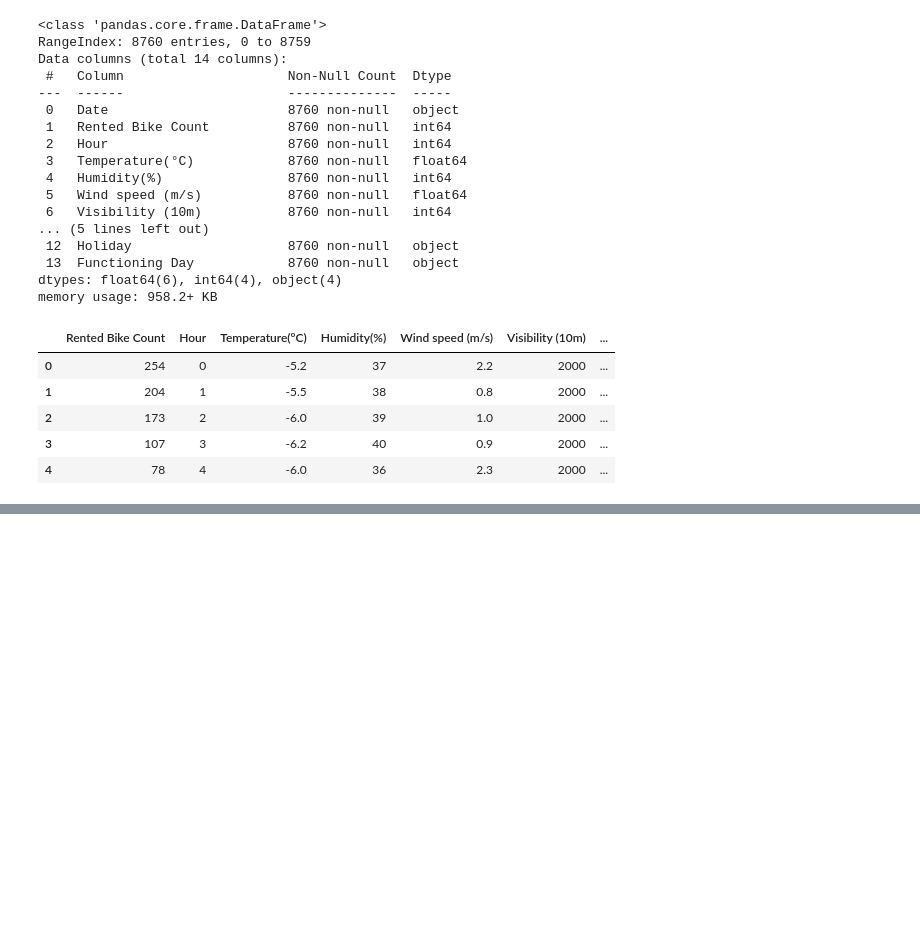
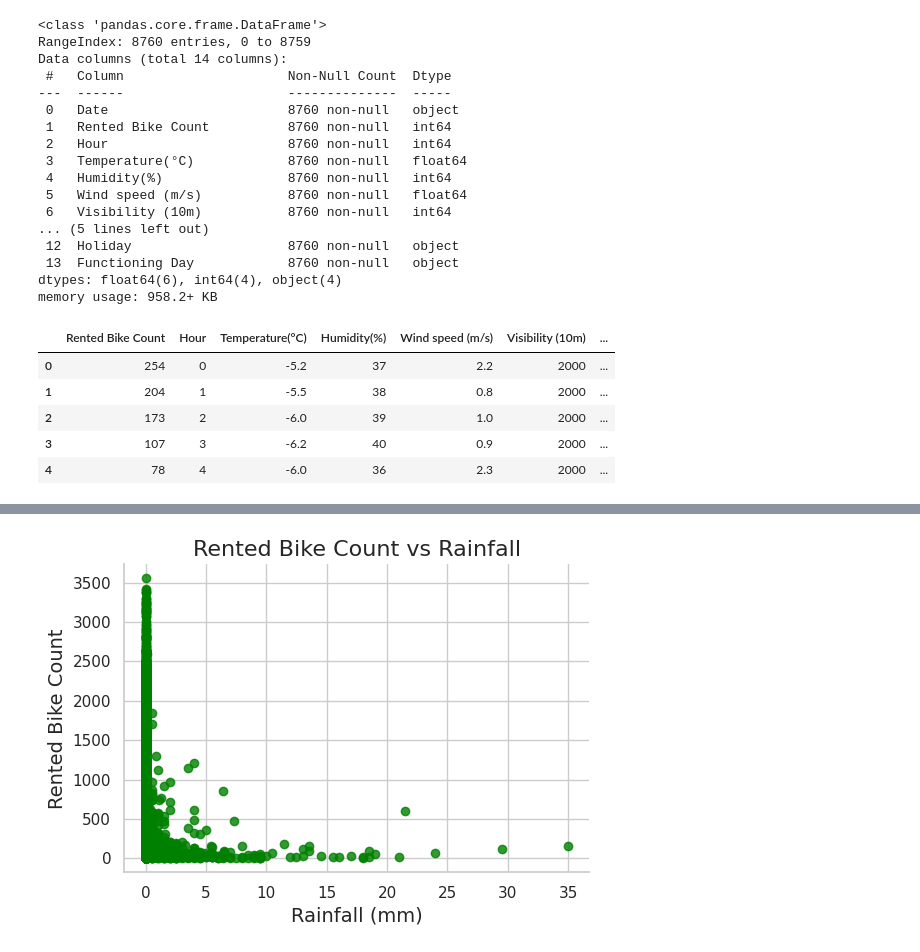
Before and after one commit to Jayesh-Ah/ME228-DS-ML, a Jupyter notebook: ME228_Project.ipynb, the cells around one changed output, grey strips where cells are left out. Cells and saved outputs as stored; diff of their text form; code cells hidden in the pictures; blank space fills up the shorter version.

```diff
--- a/ME228_Project.ipynb
+++ b/ME228_Project.ipynb
@@ -102,0 +148,19 @@ plt.gca().spines[['top', 'right',]].set_visible(False)
+# %%
+# @title Rented Bike Count vs Rainfall (Scatter Plot)
+plt.figure(figsize=(6, 4))  # Adjust the figure size
+
+# Scatter plot
+plt.scatter(df['Rainfall(mm)'], df['Rented Bike Count'], alpha=0.8, color='green')
+
+# Set plot labels and title
+plt.title('Rented Bike Count vs Rainfall', fontsize=16)
+plt.xlabel('Rainfall (mm)', fontsize=14)
+plt.ylabel('Rented Bike Count', fontsize=14)
+
+# Hide the top and right spines
+plt.gca().spines[['top', 'right',]].set_visible(False)
+
+# Show the plot
+plt.show()
+# %% [output]
+[figure, added]
```
Also changed, not shown: parts of 7 cells of this notebook.
